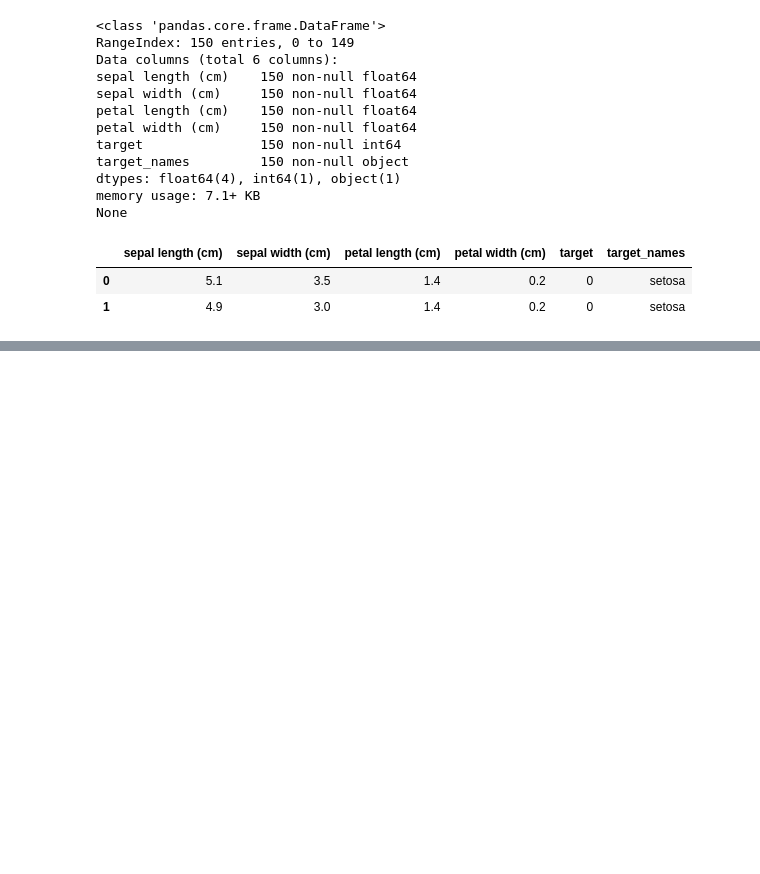
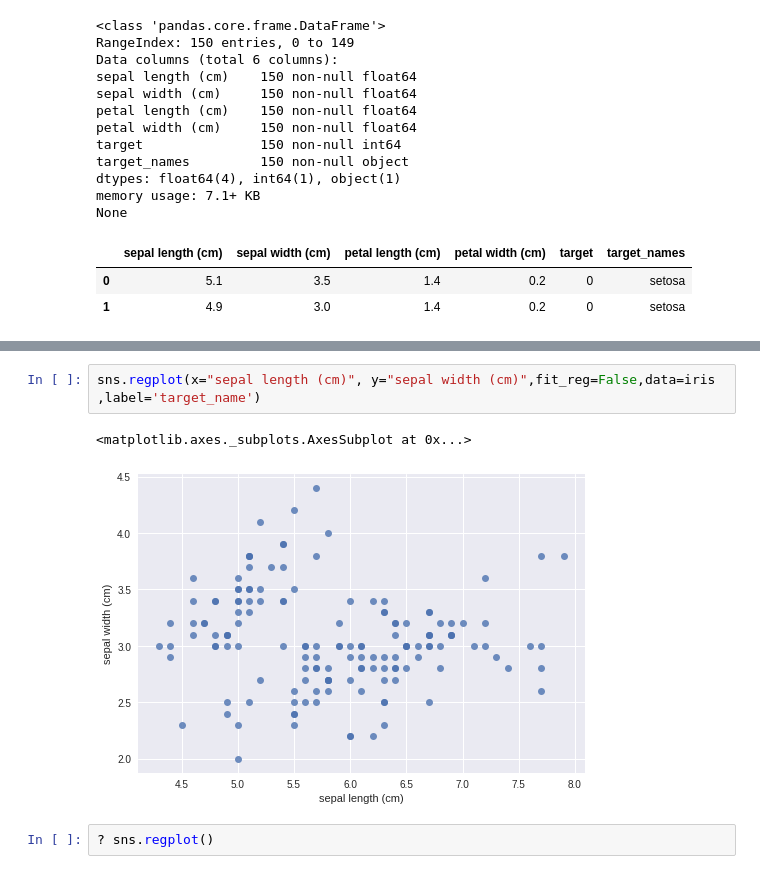
Before and after one commit to cinngyang/Python, a Jupyter notebook: matplotlib.ipynb, the cells around one changed output, grey strips where cells are left out. Cells and saved outputs as stored; diff of their text form; blank space fills up the shorter version.

```diff
--- a/matplotlib.ipynb
+++ b/matplotlib.ipynb
@@ -83,0 +95,7 @@ None
+# %%
+sns.regplot(x="sepal length (cm)", y="sepal width (cm)",fit_reg=False,data=iris ,label='target_name')
+# %% [output]
+<matplotlib.axes._subplots.AxesSubplot at 0x...>
+[figure, added]
+# %%
+? sns.regplot()
```
Also changed, not shown: parts of 3 cells of this notebook.
